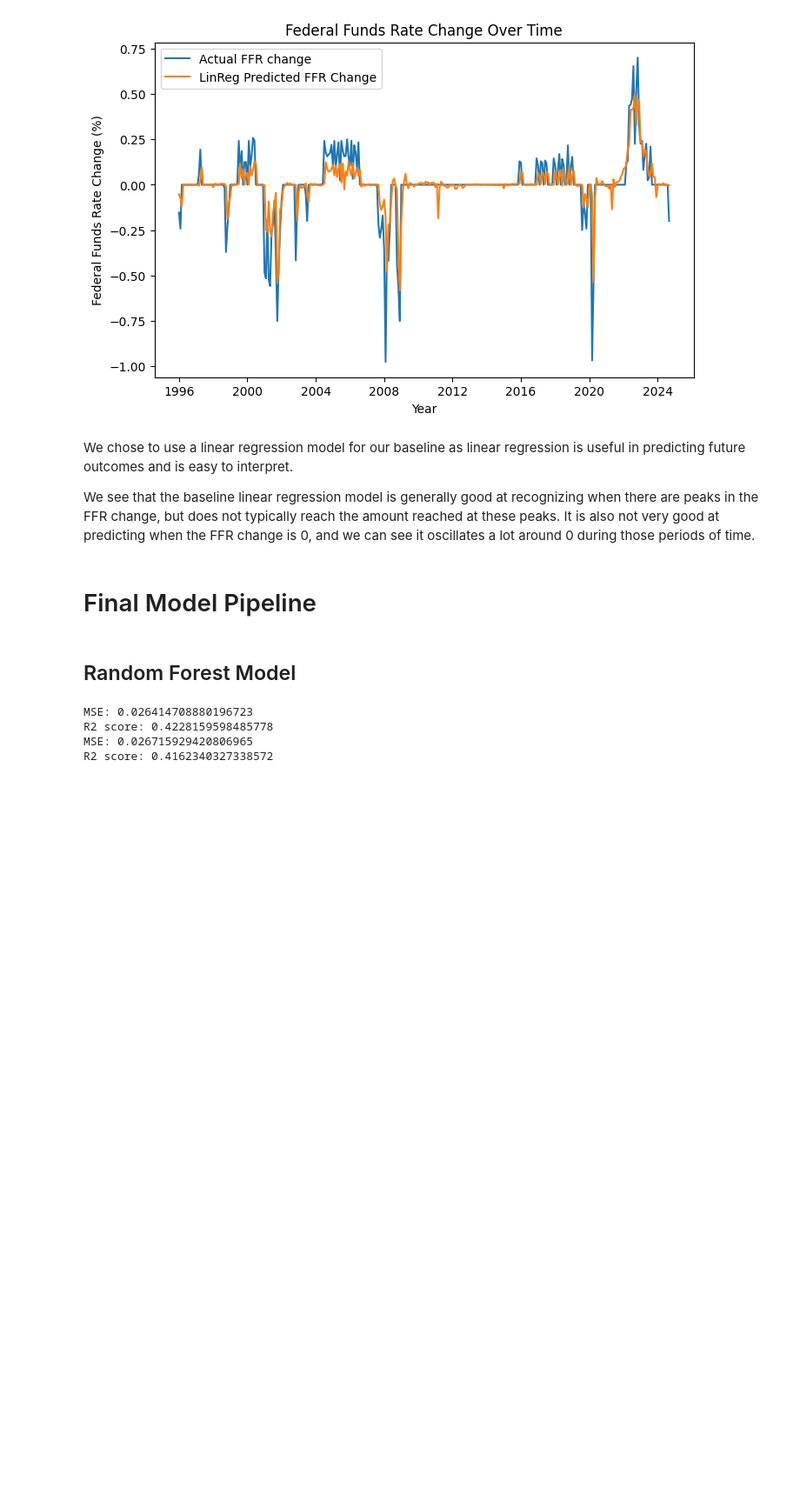
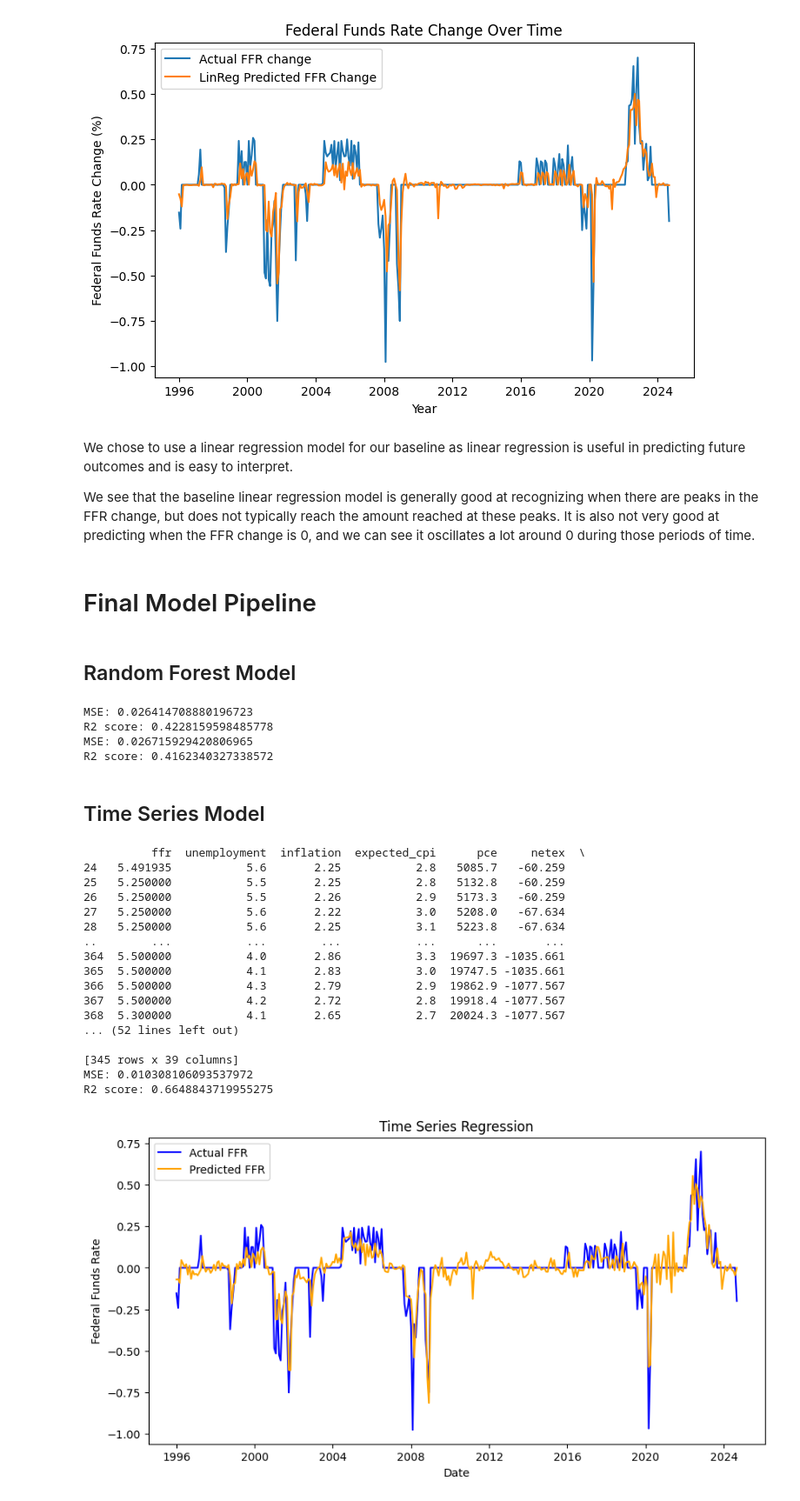
Before and after one commit to brianlzhou/109a-project, a Jupyter notebook: milestone4.ipynb, the cells around one changed output. Shown at 87% size. Saved outputs shown, nothing was run; the diff lists cells and outputs as text; code cells hidden in the pictures; blank space fills up the shorter version.

```diff
--- a/milestone4.ipynb
+++ b/milestone4.ipynb
@@ -481,42 +481,51 @@ MSE: 0.026414708880196723
 R2 score: 0.4228159598485778
 MSE: 0.026715929420806965
 R2 score: 0.4162340327338572
+# %% [markdown]
+## Time Series Model
 # %%
 import statsmodels.api as sm
-
-# ... existing code ...
-# Ensure the DataFrame is sorted by date
 df = df.sort_values(by='date')
 
-# Define features and target
 X = df.drop(columns=['date', 'ffr_1m_change'])
+print(X)
 y = df['ffr_1m_change']
 
-# Add a constant to the model (intercept)
 X = sm.add_constant(X)
 
-# Fit the time series regression model
 model = sm.OLS(y, X).fit()
-
-# Make predictions
 y_pred = model.predict(X)
 
-# Evaluate the model
 mse = mean_squared_error(y, y_pred)
 r2 = r2_score(y, y_pred)
 
 print("MSE:", mse)
 print("R2 score:", r2)
 
-# Optionally, you can visualize the results
-import matplotlib.pyplot as plt
-
 plt.figure(figsize=(10, 5))
-plt.plot(df['date'], y, label='Actual FFR Change', color='blue')
-plt.plot(df['date'], y_pred, label='Predicted FFR Change', color='orange')
-plt.title('Time Series Regression: Actual vs Predicted FFR Change')
+plt.plot(df['date'], y, label='Actual FFR', color='blue')
+plt.plot(df['date'], y_pred, label='Predicted FFR', color='orange')
+plt.title('Time Series Regression')
 plt.xlabel('Date')
-plt.ylabel('Federal Funds Rate Change (1m)')
+plt.ylabel('Federal Funds Rate')
 plt.legend()
 plt.show()
-# ... existing code ...
+# %% [output]
+          ffr  unemployment  inflation  expected_cpi      pce     netex  \
+24   5.491935           5.6       2.25           2.8   5085.7   -60.259
+25   5.250000           5.5       2.25           2.8   5132.8   -60.259
+26   5.250000           5.5       2.26           2.9   5173.3   -60.259
+27   5.250000           5.6       2.22           3.0   5208.0   -67.634
+28   5.250000           5.6       2.25           3.1   5223.8   -67.634
+..        ...           ...        ...           ...      ...       ...
+364  5.500000           4.0       2.86           3.3  19697.3 -1035.661
+365  5.500000           4.1       2.83           3.0  19747.5 -1035.661
+366  5.500000           4.3       2.79           2.9  19862.9 -1077.567
+367  5.500000           4.2       2.72           2.8  19918.4 -1077.567
+368  5.300000           4.1       2.65           2.7  20024.3 -1077.567
+... (52 lines left out)
+
+[345 rows x 39 columns]
+MSE: 0.010308106093537972
+R2 score: 0.6648843719955275
+[figure, added]
```
Also changed, not shown: parts of 1 cell of this notebook.
